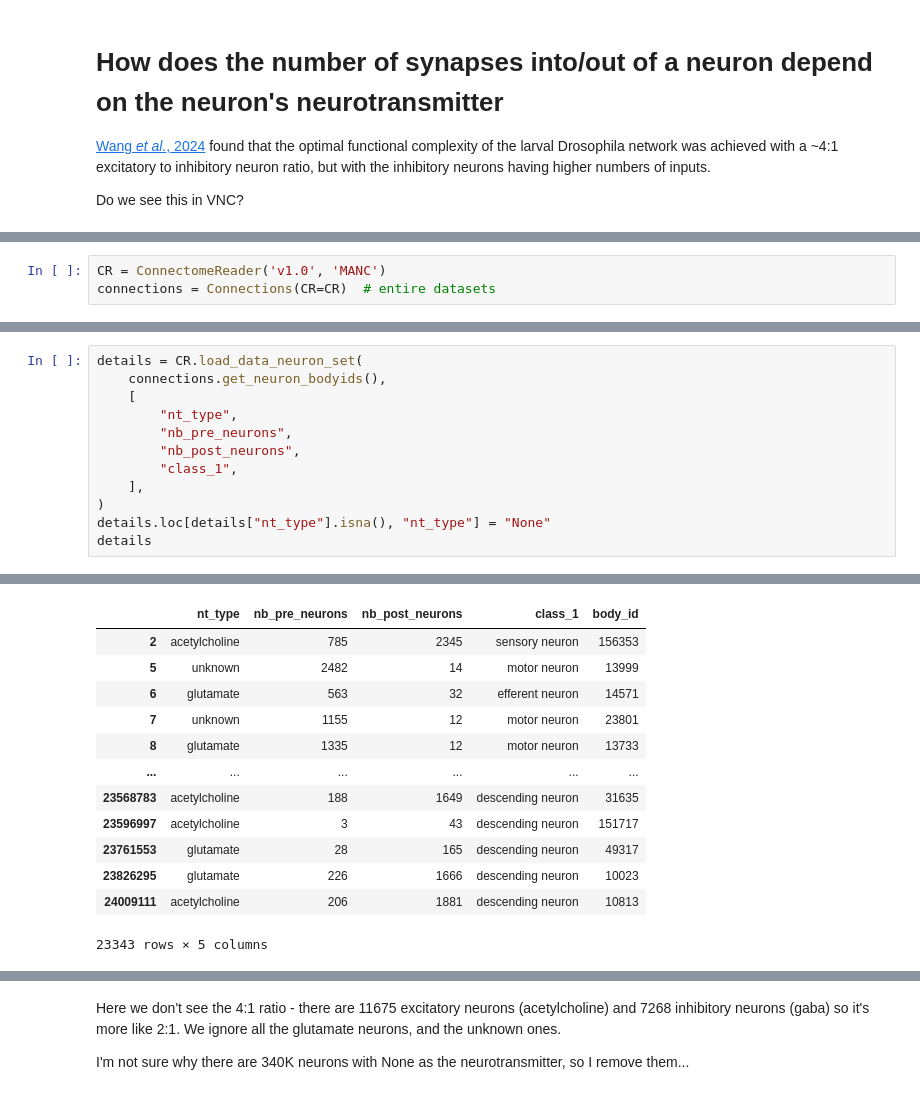
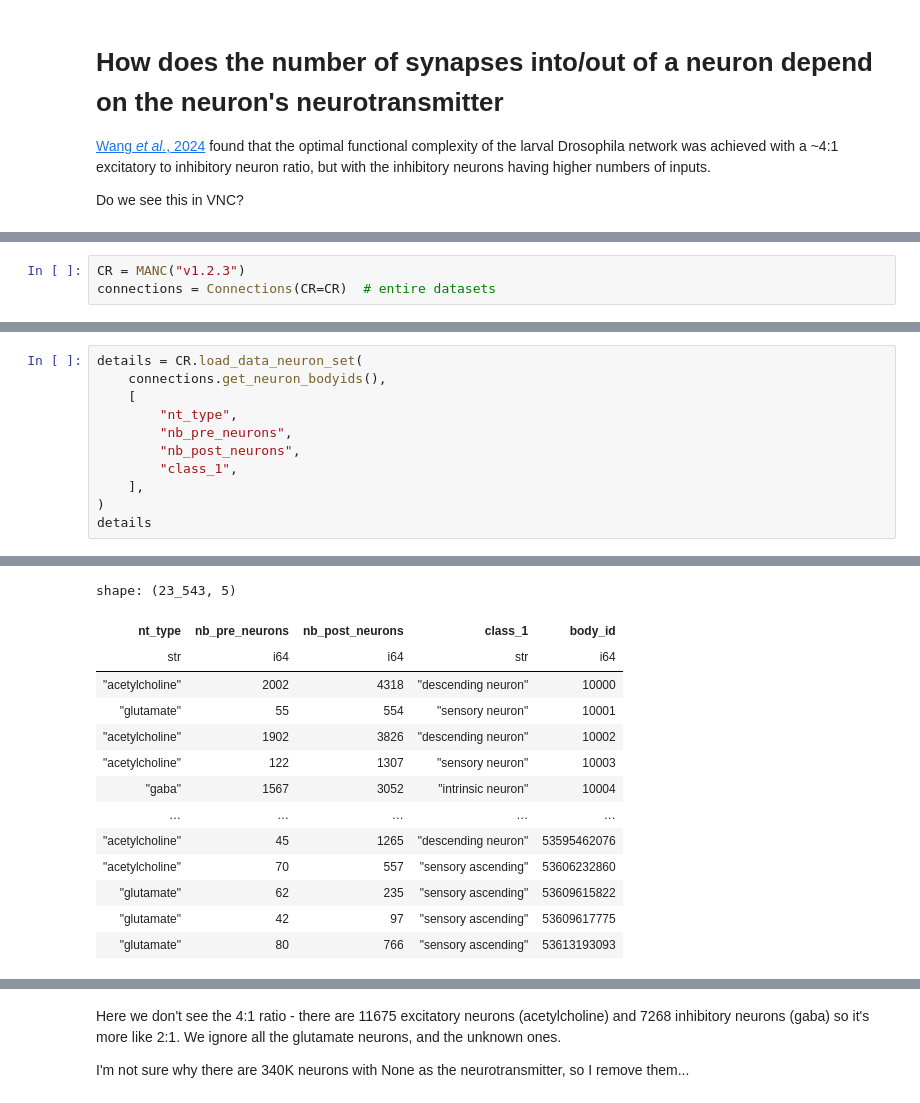
Before and after one commit to NeLy-EPFL/vnc_networks, a Jupyter notebook: scripts/examples/neuron_degree_vs_neurotransmitter.ipynb, the cells around one changed output, grey strips where cells are left out. Saved outputs shown, nothing was run; the diff lists cells and outputs as text.

```diff
--- a/scripts/examples/neuron_degree_vs_neurotransmitter.ipynb
+++ b/scripts/examples/neuron_degree_vs_neurotransmitter.ipynb
@@ -17,4 +16,4 @@ The autoreload extension is already loaded. To reload it, use:
 # %%
-CR = ConnectomeReader('v1.0', 'MANC')
+CR = MANC("v1.2.3")
 connections = Connections(CR=CR)  # entire datasets
 # %% [output]
@@ -29,6 +34,5 @@ details = CR.load_data_neuron_set(
 		"class_1",
     ],
 )
-details.loc[details["nt_type"].isna(), "nt_type"] = "None"
 details
 # %% [output]
@@ -37,16 +40,17 @@ nb_post_neurons  --->  downstream:int
+shape: (23_543, 5)
-|  | nt_type | nb_pre_neurons | nb_post_neurons | class_1 | body_id |
-| 2 | acetylcholine | 785 | 2345 | sensory neuron | 156353 |
-| 5 | unknown | 2482 | 14 | motor neuron | 13999 |
-| 6 | glutamate | 563 | 32 | efferent neuron | 14571 |
-| 7 | unknown | 1155 | 12 | motor neuron | 23801 |
-| 8 | glutamate | 1335 | 12 | motor neuron | 13733 |
-| ... | ... | ... | ... | ... | ... |
-| 23568783 | acetylcholine | 188 | 1649 | descending neuron | 31635 |
-| 23596997 | acetylcholine | 3 | 43 | descending neuron | 151717 |
-| 23761553 | glutamate | 28 | 165 | descending neuron | 49317 |
-| 23826295 | glutamate | 226 | 1666 | descending neuron | 10023 |
-| 24009111 | acetylcholine | 206 | 1881 | descending neuron | 10813 |
+| nt_type | nb_pre_neurons | nb_post_neurons | class_1 | body_id |
+| str | i64 | i64 | str | i64 |
+| "acetylcholine" | 2002 | 4318 | "descending neuron" | 10000 |
+| "glutamate" | 55 | 554 | "sensory neuron" | 10001 |
+| "acetylcholine" | 1902 | 3826 | "descending neuron" | 10002 |
+| "acetylcholine" | 122 | 1307 | "sensory neuron" | 10003 |
+| "gaba" | 1567 | 3052 | "intrinsic neuron" | 10004 |
+| … | … | … | … | … |
+| "acetylcholine" | 45 | 1265 | "descending neuron" | 53595462076 |
+| "acetylcholine" | 70 | 557 | "sensory ascending" | 53606232860 |
+| "glutamate" | 62 | 235 | "sensory ascending" | 53609615822 |
+| "glutamate" | 42 | 97 | "sensory ascending" | 53609617775 |
+| "glutamate" | 80 | 766 | "sensory ascending" | 53613193093 |
-23343 rows × 5 columns
 # %%
 details["nt_type"].value_counts()
 # %% [output]
```
Also changed, not shown: parts of 13 cells of this notebook, 13 other files.
